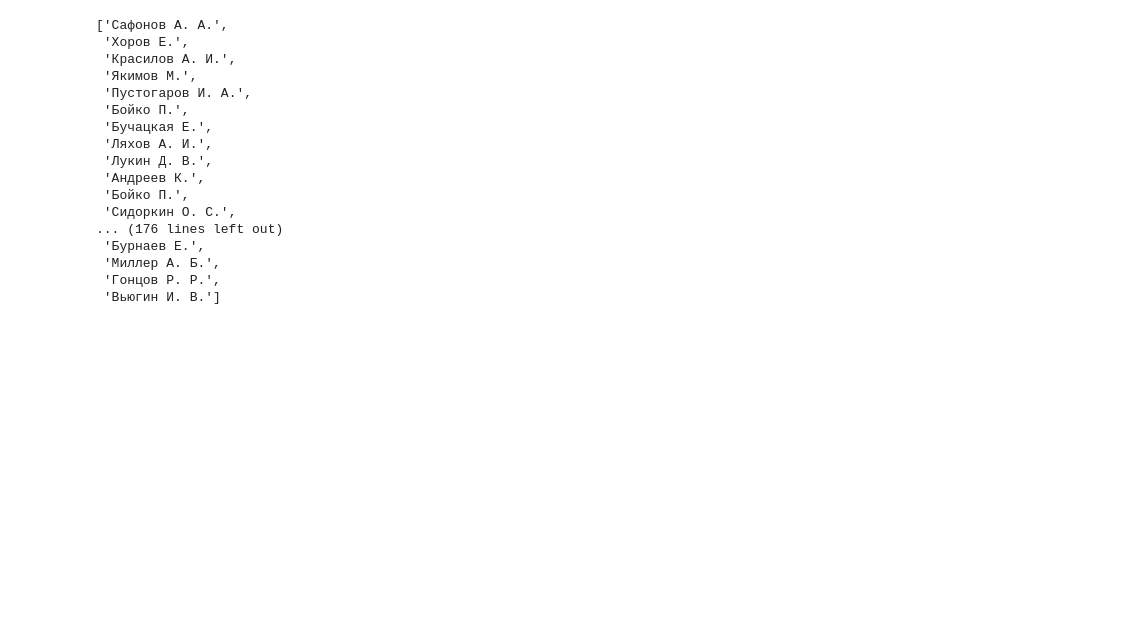
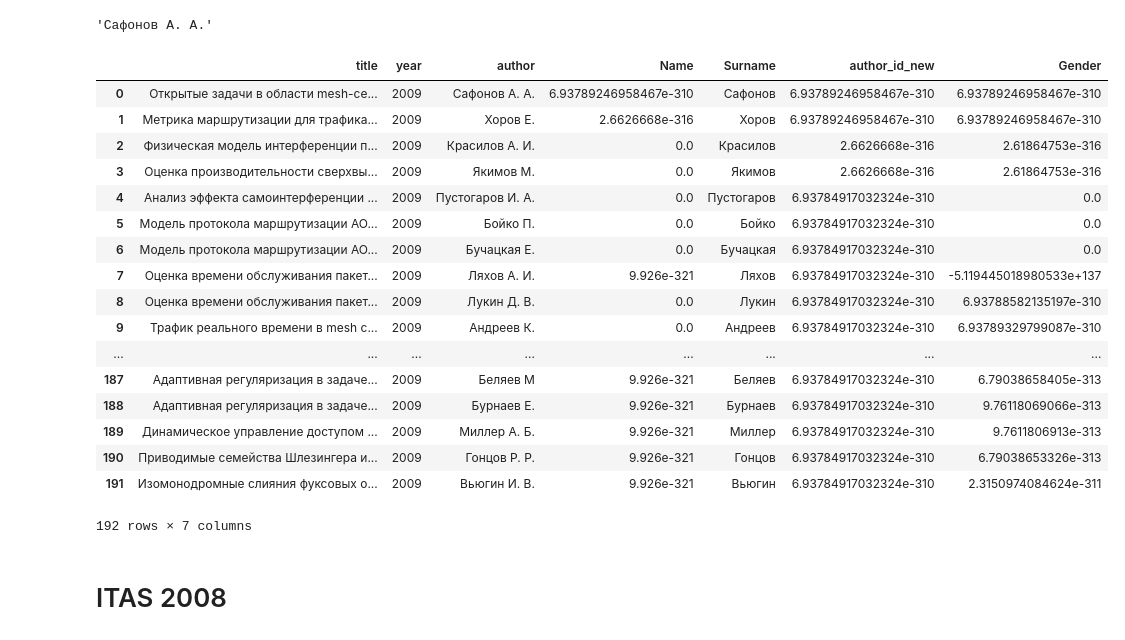
Before and after one commit to kurmukovai/clustering, a Jupyter notebook: itas_analysis/8_get_itas2009.ipynb, the cells around one changed output. Cells and saved outputs as stored; diff of their text form; code cells hidden in the pictures; blank space fills up the shorter version.

```diff
--- a/itas_analysis/8_get_itas2009.ipynb
+++ b/itas_analysis/8_get_itas2009.ipynb
@@ -215,6 +215,6 @@ def make_table(itas_list):
             titles.append(title.strip())
             authors.append(_author.strip())
 
-    return titles, authors
+    return np.array(titles), np.array(authors)
 # %%
 titles, authors = make_table(itas2009)
@@ -241,20 +224,31 @@ titles
+# %%
+titles = titles.reshape(192,1)
+year = np.array([2009]*192).reshape(192,1)
+authors = authors.reshape(192,1)
+name = np.empty((192,1))
+surname = np.empty((192,1))
+author_id = np.empty((192,1))
+gender = np.empty((192,1))
 # %%
-authors
+authors[0][0]
 # %% [output]
-['Сафонов А. А.',
- 'Хоров Е.',
- 'Красилов А. И.',
- 'Якимов М.',
- 'Пустогаров И. А.',
- 'Бойко П.',
- 'Бучацкая Е.',
- 'Ляхов А. И.',
- 'Лукин Д. В.',
- 'Андреев К.',
- 'Бойко П.',
- 'Сидоркин О. С.',
-... (176 lines left out)
- 'Бурнаев Е.',
- 'Миллер А. Б.',
- 'Гонцов Р. Р.',
- 'Вьюгин И. В.']
+'Сафонов А. А.'
+# %%
+surname = []
+for auth in authors:
+    a = auth[0].split(' ')
+    surname.append(a[0])
+
+surname = np.array(surname).reshape(192,1)
+# %%
+itas2009 = pd.DataFrame(data=np.concatenate([titles,
+                                             year,
+                                            authors,
+                                            name,
+                                            surname,
+                                            author_id,
+                                            gender], axis=1), columns=[['title','year','author',
+                                                         'Name',
+                                                         'Surname',
+                                                         'author_id_new',
+                                                         'Gender']])
@@ -260,0 +257,23 @@ authors
+# %%
+itas2009
+# %% [output]
+|  | title | year | author | Name | Surname | author_id_new | Gender |
+| 0 | Открытые задачи в области mesh-се... | 2009 | Сафонов А. А. | 6.93789246958467e-310 | Сафонов | 6.93789246958467e-310 | 6.93789246958467e-310 |
+| 1 | Метрика маршрутизации для трафика... | 2009 | Хоров Е. | 2.6626668e-316 | Хоров | 6.93789246958467e-310 | 6.93789246958467e-310 |
+| 2 | Физическая модель интерференции п... | 2009 | Красилов А. И. | 0.0 | Красилов | 2.6626668e-316 | 2.61864753e-316 |
+| 3 | Оценка производительности сверхвы... | 2009 | Якимов М. | 0.0 | Якимов | 2.6626668e-316 | 2.61864753e-316 |
+| 4 | Анализ эффекта самоинтерференции ... | 2009 | Пустогаров И. А. | 0.0 | Пустогаров | 6.93784917032324e-310 | 0.0 |
+| 5 | Модель протокола маршрутизации AO... | 2009 | Бойко П. | 0.0 | Бойко | 6.93784917032324e-310 | 0.0 |
+| 6 | Модель протокола маршрутизации AO... | 2009 | Бучацкая Е. | 0.0 | Бучацкая | 6.93784917032324e-310 | 0.0 |
+| 7 | Оценка времени обслуживания пакет... | 2009 | Ляхов А. И. | 9.926e-321 | Ляхов | 6.93784917032324e-310 | -5.119445018980533e+137 |
+| 8 | Оценка времени обслуживания пакет... | 2009 | Лукин Д. В. | 0.0 | Лукин | 6.93784917032324e-310 | 6.93788582135197e-310 |
+| 9 | Трафик реального времени в mesh с... | 2009 | Андреев К. | 0.0 | Андреев | 6.93784917032324e-310 | 6.93789329799087e-310 |
+| ... | ... | ... | ... | ... | ... | ... | ... |
+| 187 | Адаптивная регуляризация в задаче... | 2009 | Беляев М | 9.926e-321 | Беляев | 6.93784917032324e-310 | 6.79038658405e-313 |
+| 188 | Адаптивная регуляризация в задаче... | 2009 | Бурнаев Е. | 9.926e-321 | Бурнаев | 6.93784917032324e-310 | 9.76118069066e-313 |
+| 189 | Динамическое управление доступом ... | 2009 | Миллер А. Б. | 9.926e-321 | Миллер | 6.93784917032324e-310 | 9.7611806913e-313 |
+| 190 | Приводимые семейства Шлезингера и... | 2009 | Гонцов Р. Р. | 9.926e-321 | Гонцов | 6.93784917032324e-310 | 6.79038653326e-313 |
+| 191 | Изомонодромные слияния фуксовых о... | 2009 | Вьюгин И. В. | 9.926e-321 | Вьюгин | 6.93784917032324e-310 | 2.3150974084624e-311 |
+192 rows × 7 columns
+# %% [markdown]
+# ITAS 2008
```
Also changed, not shown: parts of 3 cells of this notebook, 1 other file.
